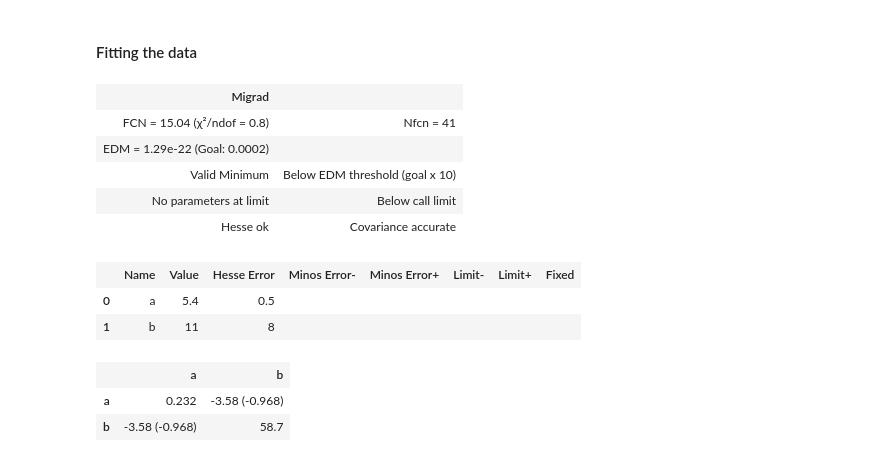
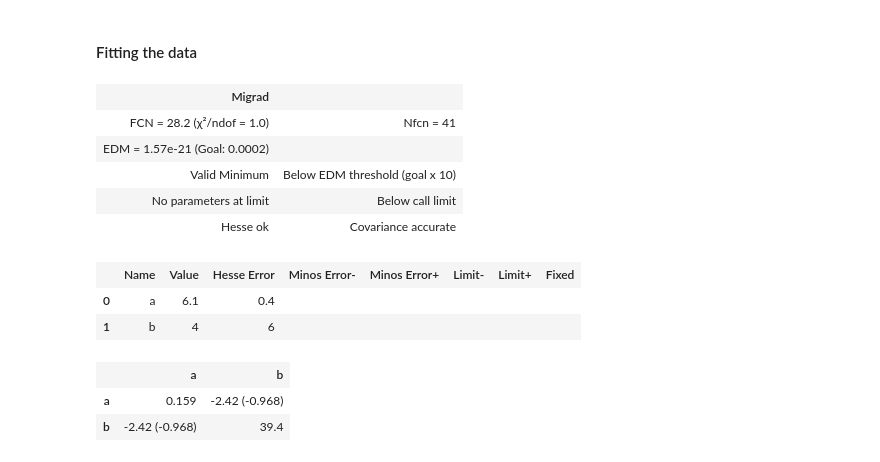
Before and after one commit to Yehan-Edirisinghe/Labo_cal, a Jupyter notebook: lecture_11/note.ipynb, the cells around one changed output. Drawn from its saved outputs; the diff is of its cells as text; code cells hidden in the pictures.

```diff
--- a/lecture_11/note.ipynb
+++ b/lecture_11/note.ipynb
@@ -10,7 +10,7 @@ from IPython.display import Latex
 def func(x,a,b):
     return a*x**2+b*x
 # %%
-def genData(xMin,xMax,theta,sigma,N):
+def genData(xMin,xMax,theta:list,sigma,N:int):
 
     x = np.linspace(xMin,xMax,N)
     y = np.empty(N)
@@ -22,17 +22,17 @@ def genData(xMin,xMax,theta,sigma,N):
     return x,y
 # %%
 xmin,xmax = 0 , 20
-N = 20
+N     = 30
 sigma = 100
 
 a,b = 6,2
 
 data = genData(xmin,xmax,(a,b),sigma,N)
 
-sigmay = np.array([sigma for i in range(N)])
+sigmay = [sigma for i in range(N)]
 
+plt.title("Data Plot")
 plt.scatter(data[0],data[1])
-plt.title("Data Plot")
 plt.errorbar(data[0],data[1], xerr=0,yerr=sigmay, linestyle = 'None', marker='o')
 plt.show()
 # %% [output]
@@ -42,22 +42,22 @@ plt.show()
 # %%
 dataFit = LeastSquares(data[0],data[1],sigmay,func)
 
-my_minuit = Minuit(dataFit,a=0,b=0)
+my_minuit = Minuit(dataFit,a=0.,b=0,)
 my_minuit.migrad()
 my_minuit.hesse()
 # %% [output]
 | Migrad |  |
-| FCN = 15.04 (χ²/ndof = 0.8) | Nfcn = 41 |
-| EDM = 1.29e-22 (Goal: 0.0002) |  |
+| FCN = 28.2 (χ²/ndof = 1.0) | Nfcn = 41 |
+| EDM = 1.57e-21 (Goal: 0.0002) |  |
 | Valid Minimum | Below EDM threshold (goal x 10) |
 | No parameters at limit | Below call limit |
 | Hesse ok | Covariance accurate |
 |  | Name | Value | Hesse Error | Minos Error- | Minos Error+ | Limit- | Limit+ | Fixed |
-| 0 | a | 5.4 | 0.5 |  |  |  |  |  |
-| 1 | b | 11 | 8 |  |  |  |  |  |
+| 0 | a | 6.1 | 0.4 |  |  |  |  |  |
+| 1 | b | 4 | 6 |  |  |  |  |  |
 |  | a | b |
-| a | 0.232 | -3.58 (-0.968) |
-| b | -3.58 (-0.968) | 58.7 |
+| a | 0.159 | -2.42 (-0.968) |
+| b | -2.42 (-0.968) | 39.4 |
 # %%
 # for par, val, err in zip (my_minuit.parameters, my_minuit.values, my_minuit.errors) :
 #     print(f'{par} = {val:.3f} +/- {err:.3f}')
```
Also changed, not shown: parts of 4 cells of this notebook, 1 other file.
